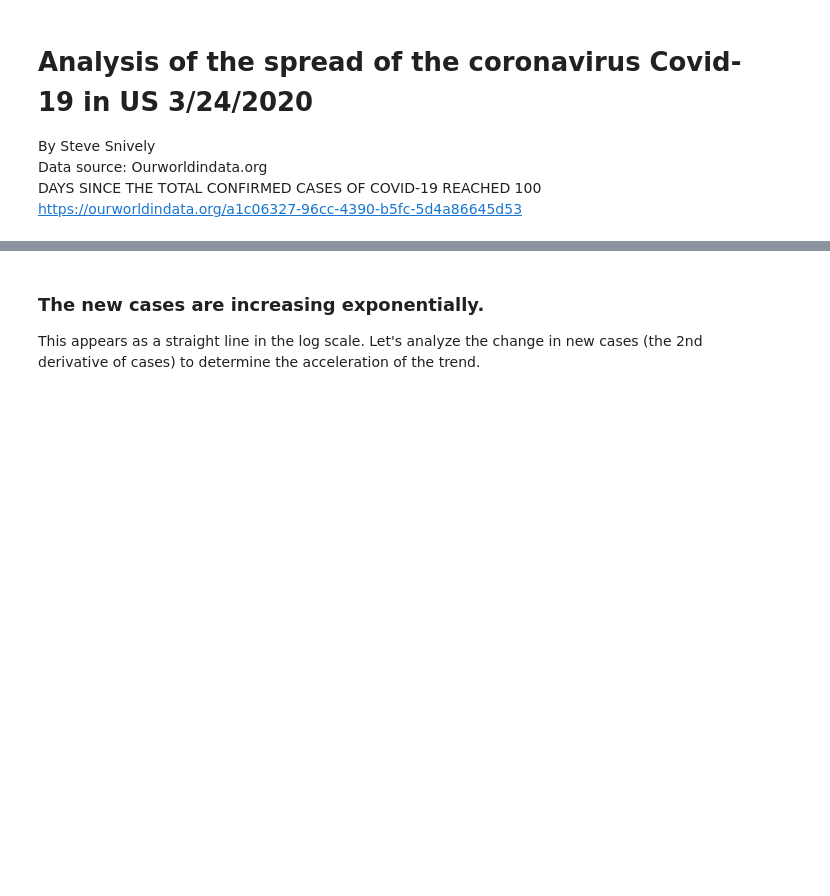
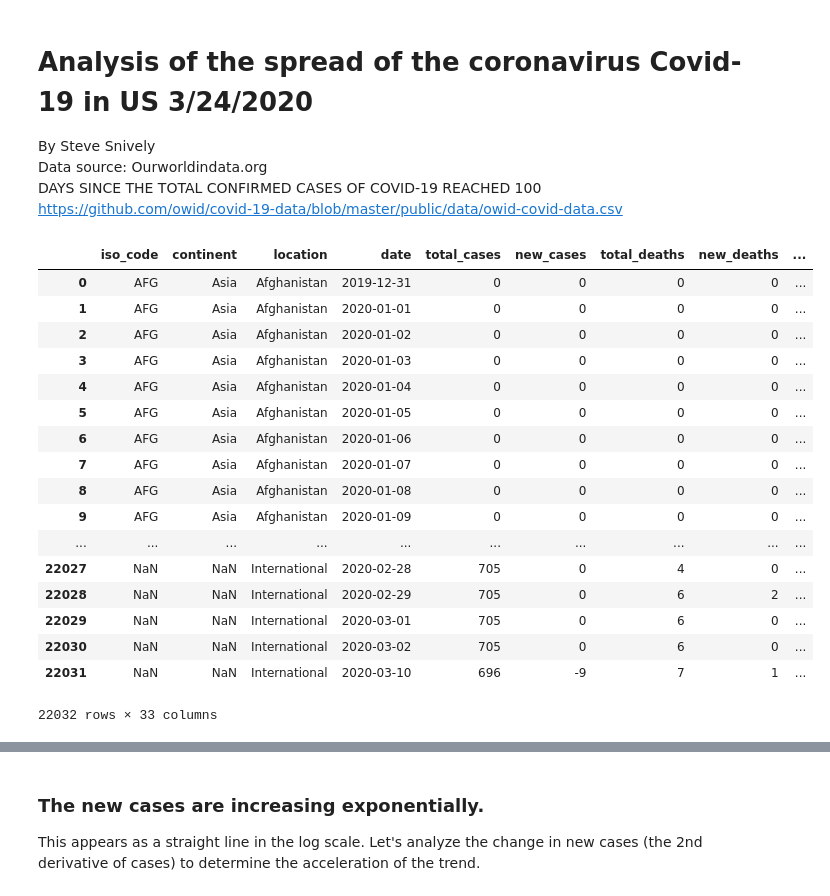
Before and after one commit to snives/Covid19, a Jupyter notebook: Covid19.ipynb, the cells around one changed output, grey strips where cells are left out. Saved outputs shown, nothing was run; the diff lists cells and outputs as text; code cells hidden in the pictures; blank space fills up the shorter version.

```diff
--- a/Covid19.ipynb
+++ b/Covid19.ipynb
@@ -4,7 +4,7 @@
 By Steve Snively<br>
 Data source: Ourworldindata.org<br>
 DAYS SINCE THE TOTAL CONFIRMED CASES OF COVID-19 REACHED 100<br>
-https://ourworldindata.org/a1c06327-96cc-4390-b5fc-5d4a86645d53
+https://github.com/owid/covid-19-data/blob/master/public/data/owid-covid-data.csv
 # %%
 #Load dataset
 import csv
@@ -17 +17,22 @@ data = pd.read_csv("covid-confirmed-cases-since-100th-case.csv")
+# %%
+data
+# %% [output]
+|  | iso_code | continent | location | date | total_cases | new_cases | total_deaths | new_deaths | ... |
+| 0 | AFG | Asia | Afghanistan | 2019-12-31 | 0 | 0 | 0 | 0 | ... |
+| 1 | AFG | Asia | Afghanistan | 2020-01-01 | 0 | 0 | 0 | 0 | ... |
+| 2 | AFG | Asia | Afghanistan | 2020-01-02 | 0 | 0 | 0 | 0 | ... |
+| 3 | AFG | Asia | Afghanistan | 2020-01-03 | 0 | 0 | 0 | 0 | ... |
+| 4 | AFG | Asia | Afghanistan | 2020-01-04 | 0 | 0 | 0 | 0 | ... |
+| 5 | AFG | Asia | Afghanistan | 2020-01-05 | 0 | 0 | 0 | 0 | ... |
+| 6 | AFG | Asia | Afghanistan | 2020-01-06 | 0 | 0 | 0 | 0 | ... |
+| 7 | AFG | Asia | Afghanistan | 2020-01-07 | 0 | 0 | 0 | 0 | ... |
+| 8 | AFG | Asia | Afghanistan | 2020-01-08 | 0 | 0 | 0 | 0 | ... |
+| 9 | AFG | Asia | Afghanistan | 2020-01-09 | 0 | 0 | 0 | 0 | ... |
+| ... | ... | ... | ... | ... | ... | ... | ... | ... | ... |
+| 22027 | NaN | NaN | International | 2020-02-28 | 705 | 0 | 4 | 0 | ... |
+| 22028 | NaN | NaN | International | 2020-02-29 | 705 | 0 | 6 | 2 | ... |
+| 22029 | NaN | NaN | International | 2020-03-01 | 705 | 0 | 6 | 0 | ... |
+| 22030 | NaN | NaN | International | 2020-03-02 | 705 | 0 | 6 | 0 | ... |
+| 22031 | NaN | NaN | International | 2020-03-10 | 696 | -9 | 7 | 1 | ... |
+22032 rows × 33 columns
 # %%
```
Also changed, not shown: parts of 6 cells of this notebook, 2 other files.
